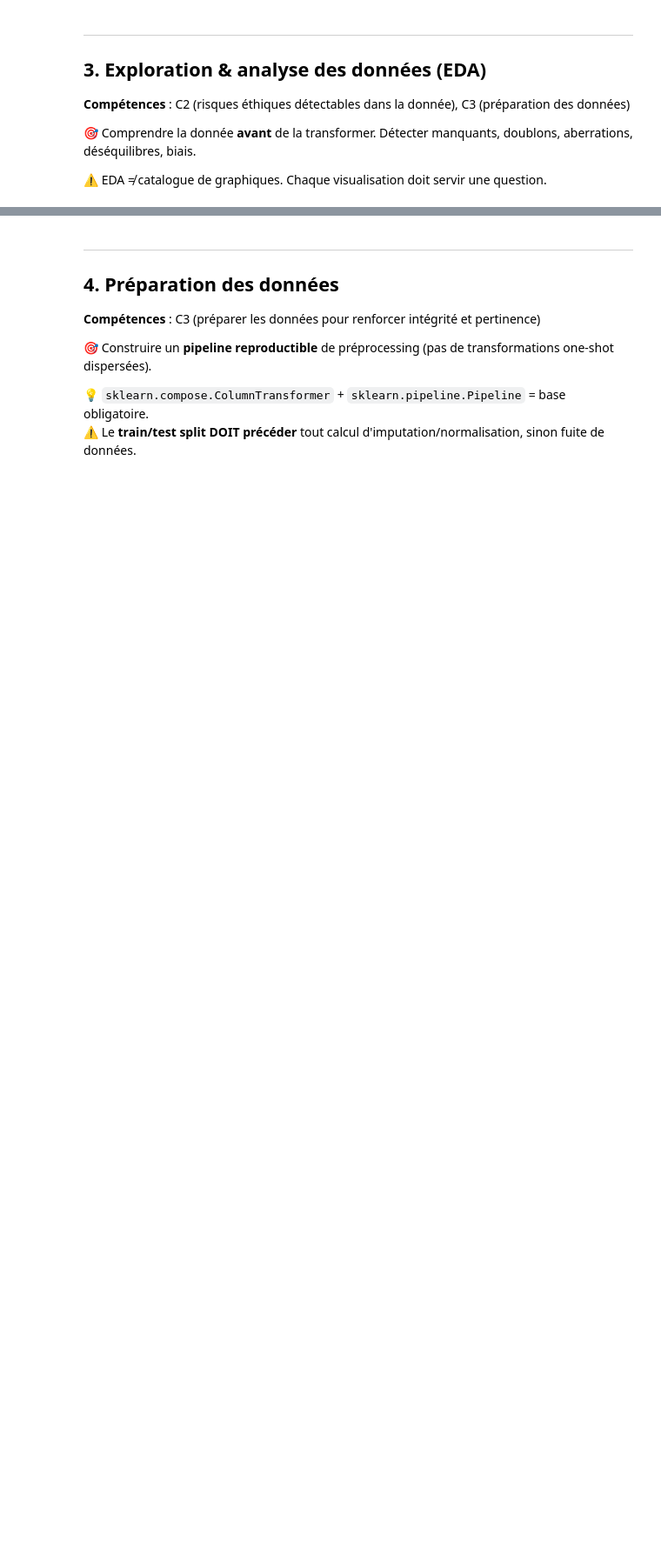
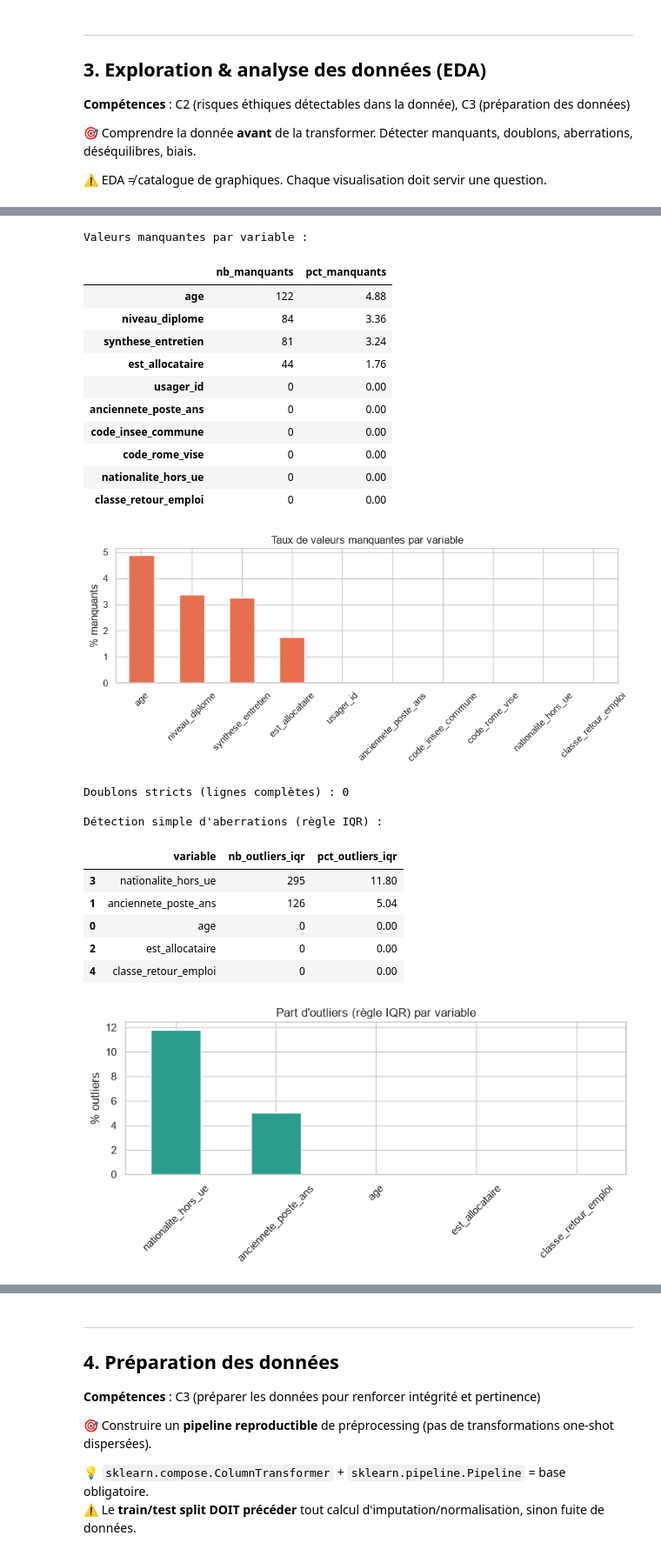
Before and after one commit to userZku/multimodal-classification, a Jupyter notebook: notebooks/multimodal-classification.ipynb, the cells around one changed output, grey strips where cells are left out. Shown at 87% size. Saved outputs shown, nothing was run; the diff lists cells and outputs as text; code cells hidden in the pictures; blank space fills up the shorter version.

```diff
--- a/notebooks/multimodal-classification.ipynb
+++ b/notebooks/multimodal-classification.ipynb
@@ -378,4 +485,76 @@ DATA_DIR = Path("data")
 # %%
-# 3.2 Qualité des données : manquants, doublons, valeurs aberrantes
-# df.isna().sum()
-# df.duplicated().sum()
+import matplotlib.pyplot as plt
+
+n_rows = len(df)
+
+missing = (
+    df.isna().sum()
+    .to_frame("nb_manquants")
+    .assign(pct_manquants=lambda x: (x["nb_manquants"] / n_rows * 100).round(2))
+    .sort_values("pct_manquants", ascending=False)
+)
+print("Valeurs manquantes par variable :")
+display(missing)
+
+# Graphique 1 : taux de manquants par variable
+fig, ax = plt.subplots(figsize=(9, 4))
+missing["pct_manquants"].plot(kind="bar", ax=ax, color="#e76f51")
+ax.set_title("Taux de valeurs manquantes par variable")
+ax.set_ylabel("% manquants")
+ax.set_xlabel("")
+ax.tick_params(axis="x", rotation=45)
+plt.tight_layout()
+plt.show()
+
+nb_duplicates = int(df.duplicated().sum())
+print(f"Doublons stricts (lignes complètes) : {nb_duplicates}")
+
+num_cols = df.select_dtypes(include=["number"]).columns.tolist()
+outliers = []
+for col in num_cols:
+    s = df[col].dropna()
+    if s.empty:
+        continue
+    q1, q3 = s.quantile(0.25), s.quantile(0.75)
+    iqr = q3 - q1
+    low, high = q1 - 1.5 * iqr, q3 + 1.5 * iqr
+    n_out = int(((s < low) | (s > high)).sum())
+    outliers.append({"variable": col, "nb_outliers_iqr": n_out, "pct_outliers_iqr": round(n_out / len(s) * 100, 2)})
+
+outliers_df = pd.DataFrame(outliers).sort_values("pct_outliers_iqr", ascending=False)
+print("\nDétection simple d'aberrations (règle IQR) :")
+display(outliers_df)
+
+# Graphique 2 : part d'observations hors bornes IQR
+fig, ax = plt.subplots(figsize=(8, 4))
+outliers_df.plot(kind="bar", x="variable", y="pct_outliers_iqr", ax=ax, legend=False, color="#2a9d8f")
+ax.set_title("Part d'outliers (règle IQR) par variable")
+ax.set_ylabel("% outliers")
+ax.set_xlabel("")
+ax.tick_params(axis="x", rotation=45)
+plt.tight_layout()
+plt.show()
+# %% [output]
+Valeurs manquantes par variable :
+|  | nb_manquants | pct_manquants |
+| age | 122 | 4.88 |
+| niveau_diplome | 84 | 3.36 |
+| synthese_entretien | 81 | 3.24 |
+| est_allocataire | 44 | 1.76 |
+| usager_id | 0 | 0.00 |
+| anciennete_poste_ans | 0 | 0.00 |
+| code_insee_commune | 0 | 0.00 |
+| code_rome_vise | 0 | 0.00 |
+| nationalite_hors_ue | 0 | 0.00 |
+| classe_retour_emploi | 0 | 0.00 |
+[figure, added]
+Doublons stricts (lignes complètes) : 0
+
+Détection simple d'aberrations (règle IQR) :
+|  | variable | nb_outliers_iqr | pct_outliers_iqr |
+| 3 | nationalite_hors_ue | 295 | 11.80 |
+| 1 | anciennete_poste_ans | 126 | 5.04 |
+| 0 | age | 0 | 0.00 |
+| 2 | est_allocataire | 0 | 0.00 |
+| 4 | classe_retour_emploi | 0 | 0.00 |
+[figure, added]
```
Also changed, not shown: parts of 14 cells of this notebook, 2 other files.
